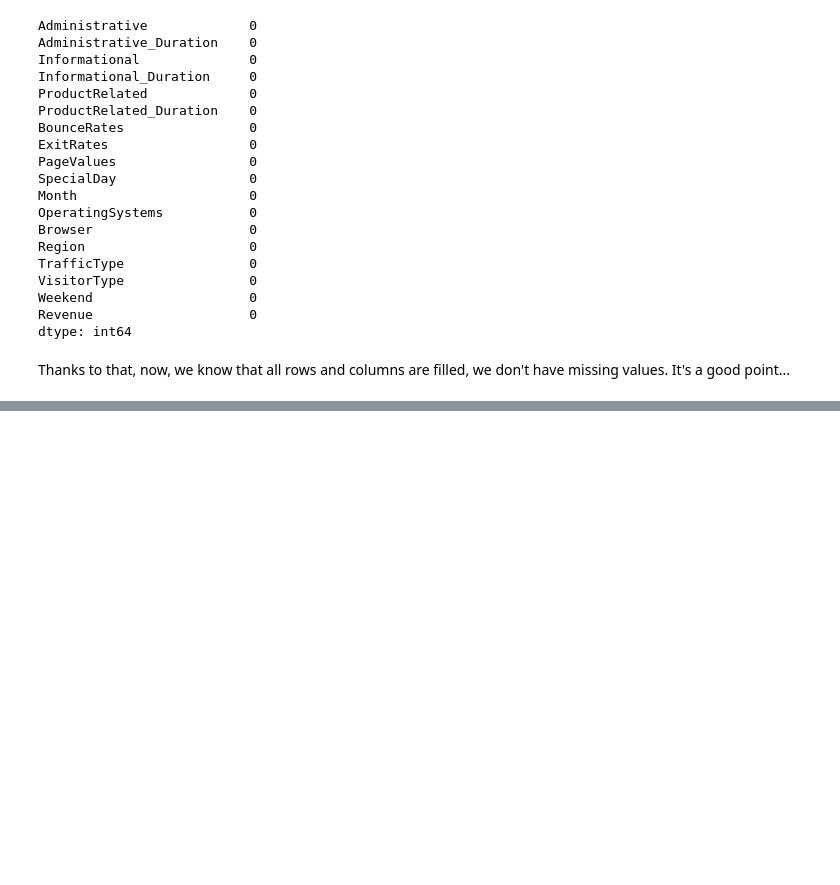
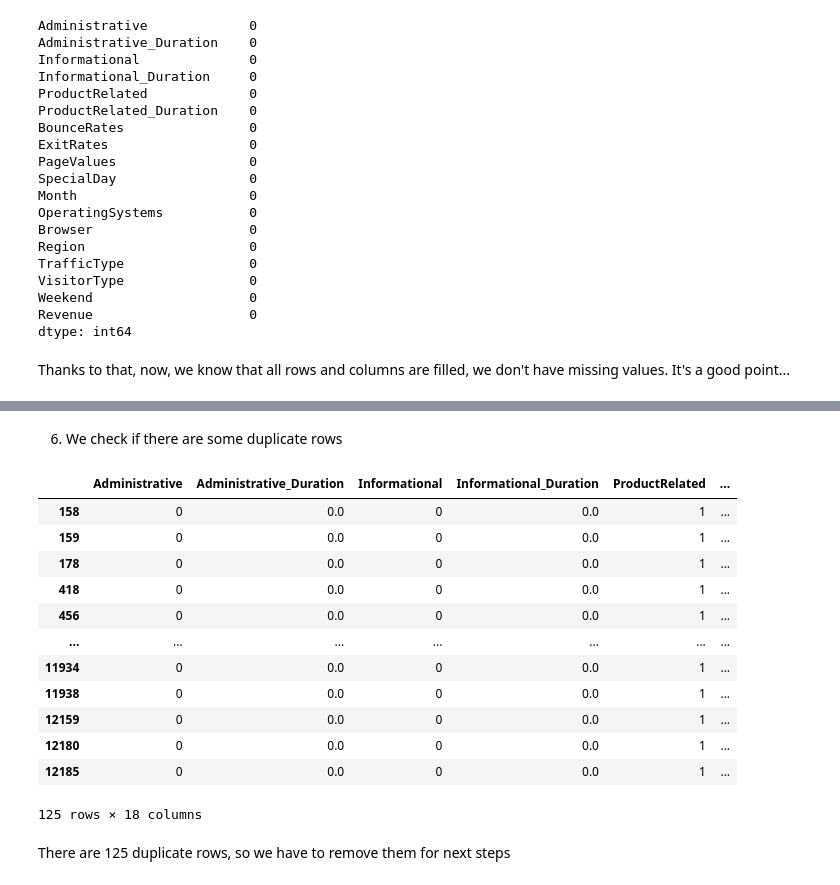
Before and after one commit to Saru99034/Python-Project-A4-DIA, a Jupyter notebook: Python Project Sarujan DENSON - Ahmed MAALOUL - Martin PUJOL.ipynb, the cells around one changed output, grey strips where cells are left out. Cells and saved outputs as stored; diff of their text form; code cells hidden in the pictures; blank space fills up the shorter version.

```diff
--- a/Python Project Sarujan DENSON - Ahmed MAALOUL - Martin PUJOL.ipynb
+++ b/Python Project Sarujan DENSON - Ahmed MAALOUL - Martin PUJOL.ipynb
@@ -91,0 +118,20 @@ Thanks to that, now, we know that all rows and columns are filled, we don't have
+# %% [markdown]
+6. We check if there are some duplicate rows
+# %%
+dataset[dataset.duplicated()]
+# %% [output]
+|  | Administrative | Administrative_Duration | Informational | Informational_Duration | ProductRelated | ... |
+| 158 | 0 | 0.0 | 0 | 0.0 | 1 | ... |
+| 159 | 0 | 0.0 | 0 | 0.0 | 1 | ... |
+| 178 | 0 | 0.0 | 0 | 0.0 | 1 | ... |
+| 418 | 0 | 0.0 | 0 | 0.0 | 1 | ... |
+| 456 | 0 | 0.0 | 0 | 0.0 | 1 | ... |
+| ... | ... | ... | ... | ... | ... | ... |
+| 11934 | 0 | 0.0 | 0 | 0.0 | 1 | ... |
+| 11938 | 0 | 0.0 | 0 | 0.0 | 1 | ... |
+| 12159 | 0 | 0.0 | 0 | 0.0 | 1 | ... |
+| 12180 | 0 | 0.0 | 0 | 0.0 | 1 | ... |
+| 12185 | 0 | 0.0 | 0 | 0.0 | 1 | ... |
+125 rows × 18 columns
+# %% [markdown]
+There are 125 duplicate rows, so we have to remove them for next steps
```
Also changed, not shown: parts of 5 cells of this notebook.
